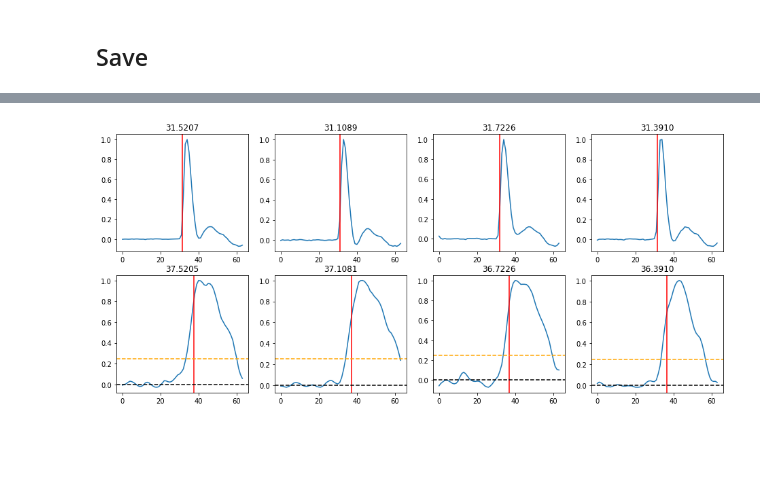
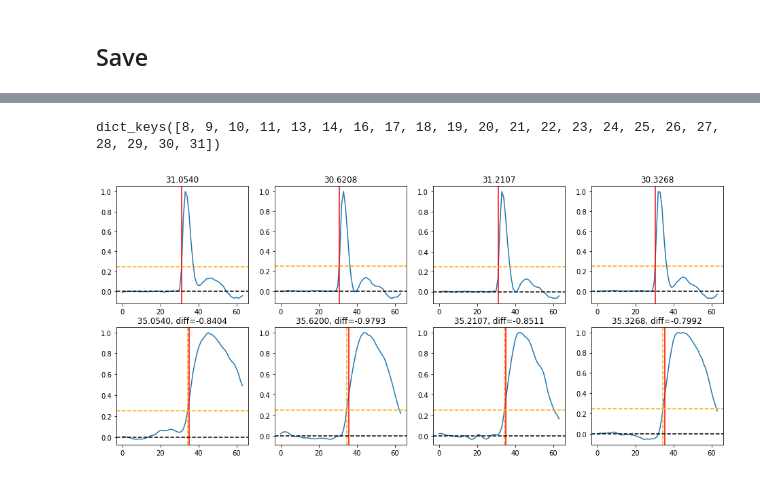
Before and after one commit to MatiXOfficial/pps-diamond-time-measurement, a Jupyter notebook: notebooks/data_preparation/prepare_dataset.ipynb, the cells around one changed output, grey strips where cells are left out. Cells and saved outputs as stored; diff of their text form; code cells hidden in the pictures; blank space fills up the shorter version.

Commit message:
Added dataset checks and fixed multi-channel tests

```diff
--- a/notebooks/data_preparation/prepare_dataset.ipynb
+++ b/notebooks/data_preparation/prepare_dataset.ipynb
@@ -165,5 +132,40 @@ plot_samples([4000, 5000, 6000, 7000])
-# %%
-plt.figure(figsize=(16, 7))
-plot_samples([8000, 9000, 10000, 11000])
-# %% [output]
-[figure, removed]
+# %%
+def normalize(X, n_baseline=20):
+    X -= np.mean(X[:n_baseline])
+    X /= X.max()
+    return X
+
+def plot_samples(indices):
+    for i, idx in enumerate(indices):
+        plt.subplot(2, 4, i + 1)
+        plot_sample(normalize(_all_X_ch0_cleaned[idx]))
+        y = cfd.predict(_all_X_ch0_cleaned[idx]) # to avoid shifting
+        plt.axvline(y, c='red')
+        plt.title(f'{y:0.4f}')
+        plt.axhline(0, c='black', linestyle='--')
+        plt.axhline(0.25, c='orange', linestyle='--')
+
+        plt.subplot(2, 4, 4 + i + 1)
+        plot_sample(normalize(all_X_cleaned[idx]))
+        y = all_y_cleaned[idx]
+        plt.axvline(y, c='red')
+        y_pred = cfd.predict(all_X_cleaned[idx])
+        plt.axvline(y_pred, c='orange', linestyle='--')
+        plt.title(f'{y:0.4f}, diff={y_pred - y:0.4f}')
+        plt.axhline(0, c='black', linestyle='--')
+        plt.axhline(0.25, c='orange', linestyle='--')
+# %%
+all_channels_data_dict.keys()
+# %% [output]
+dict_keys([8, 9, 10, 11, 13, 14, 16, 17, 18, 19, 20, 21, 22, 23, 24, 25, 26, 27, 28, 29, 30, 31])
+# %%
+channel = 8
+
+all_X_cleaned, all_y_cleaned = all_channels_data_dict[channel]
+_all_X_ch0_cleaned = all_channels_X_ch0[channel]
+_all_y_ch_non0_cleaned = all_channels_y_ch_non0[channel]
+
+plt.figure(figsize=(16, 7))
+plot_samples([0, 1000, 2000, 3000])
+# %% [output]
+[figure, added]
```
Also changed, not shown: parts of 8 cells of this notebook, 1 other file.
